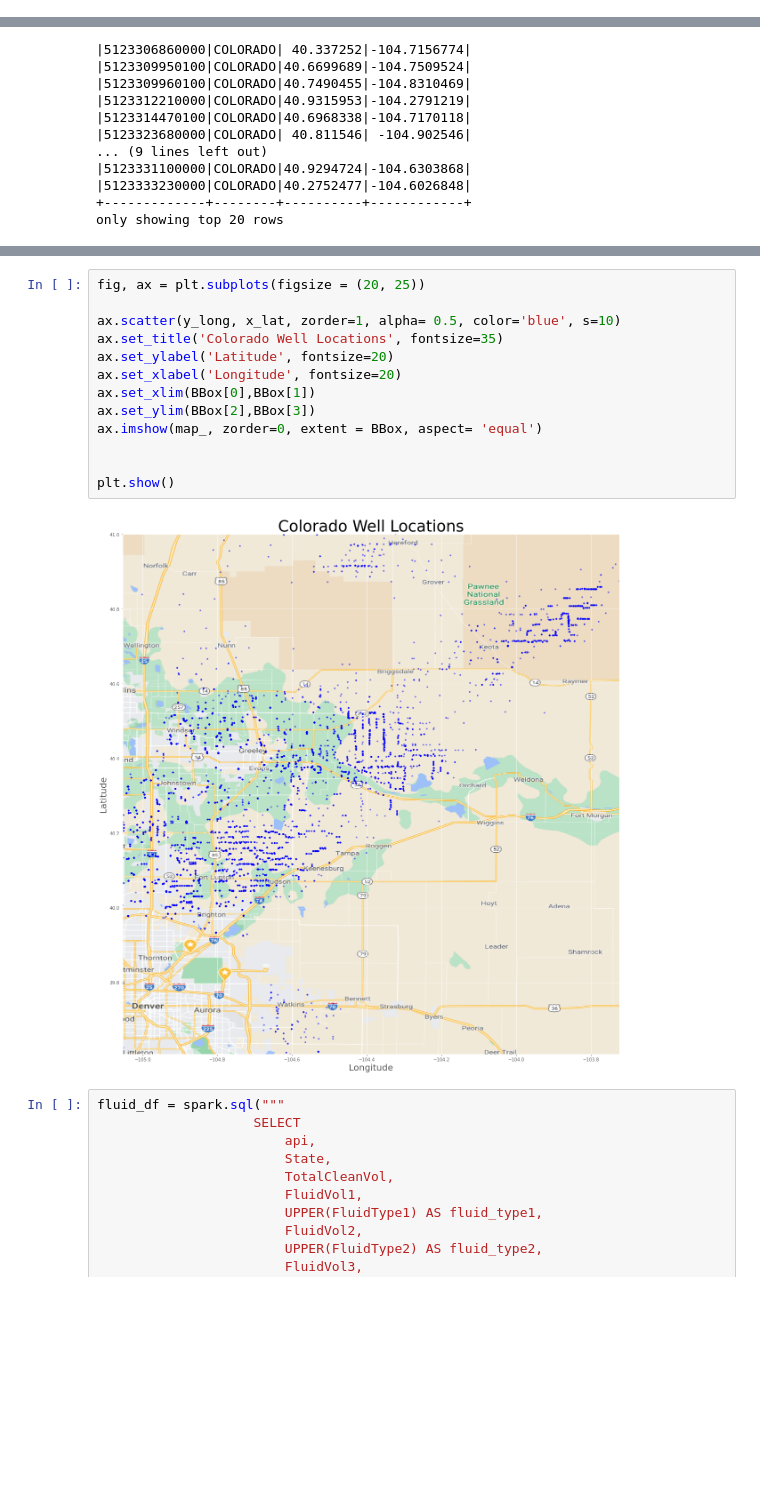
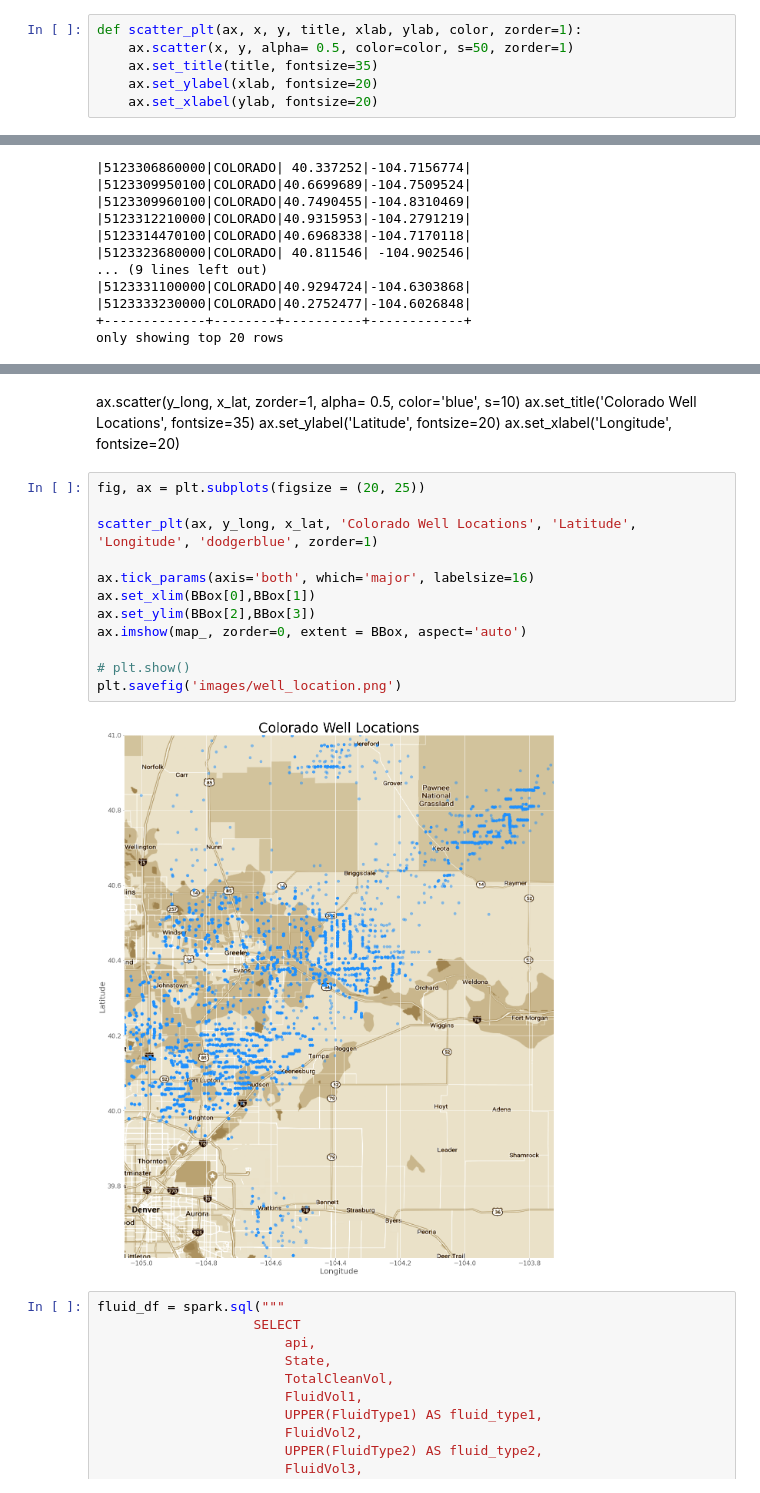
Before and after one commit to chunswu/Oil-Production-of-Fluid-Systems, a Jupyter notebook: capstone_EDA_spark.ipynb, the cells around one changed output, grey strips where cells are left out. Drawn from its saved outputs; the diff is of its cells as text; blank space fills up the shorter version.

```diff
--- a/capstone_EDA_spark.ipynb
+++ b/capstone_EDA_spark.ipynb
@@ -10,2 +11,8 @@ import numpy as np
 
 plt.style.use('ggplot')
+# %%
+def scatter_plt(ax, x, y, title, xlab, ylab, color, zorder=1):
+    ax.scatter(x, y, alpha= 0.5, color=color, s=50, zorder=1)
+    ax.set_title(title, fontsize=35)
+    ax.set_ylabel(xlab, fontsize=20)
+    ax.set_xlabel(ylab, fontsize=20)
@@ -378,21 +286,25 @@ BBox = ((min(y_long), max(y_long),
          min(x_lat), max(x_lat)))
 
 map_ = plt.imread('images/map_clear.png')
+# %% [markdown]
+ ax.scatter(y_long, x_lat, zorder=1, alpha= 0.5, color='blue', s=10)
+ ax.set_title('Colorado Well Locations', fontsize=35)
+ ax.set_ylabel('Latitude', fontsize=20)
+ ax.set_xlabel('Longitude', fontsize=20)
 # %%
 fig, ax = plt.subplots(figsize = (20, 25))
 
-ax.scatter(y_long, x_lat, zorder=1, alpha= 0.5, color='blue', s=10)
-ax.set_title('Colorado Well Locations', fontsize=35)
-ax.set_ylabel('Latitude', fontsize=20)
-ax.set_xlabel('Longitude', fontsize=20)
+scatter_plt(ax, y_long, x_lat, 'Colorado Well Locations', 'Latitude', 'Longitude', 'dodgerblue', zorder=1)
+
+ax.tick_params(axis='both', which='major', labelsize=16)
 ax.set_xlim(BBox[0],BBox[1])
 ax.set_ylim(BBox[2],BBox[3])
-ax.imshow(map_, zorder=0, extent = BBox, aspect= 'equal')
+ax.imshow(map_, zorder=0, extent = BBox, aspect='auto')
 
-
-plt.show()
+# plt.show()
+plt.savefig('images/well_location.png')
 # %% [output]
-[figure, old version]
+[figure, new version]
 # %%
 fluid_df = spark.sql("""
                     SELECT
```
Also changed, not shown: parts of 50 cells of this notebook.
